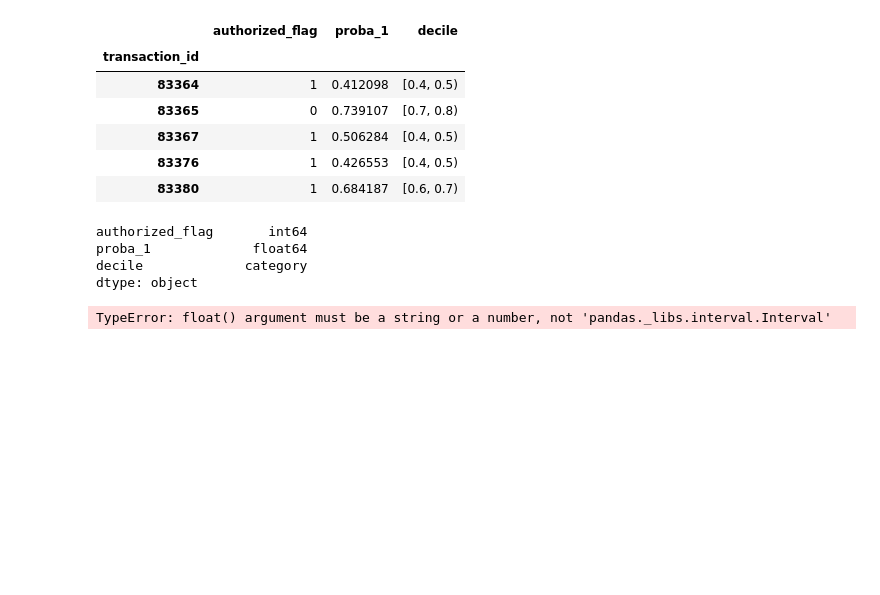
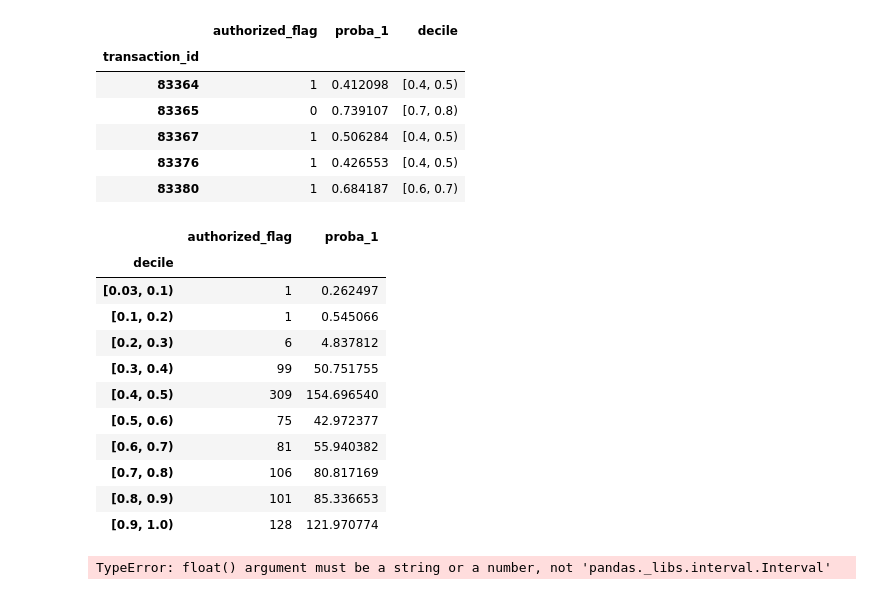
Before and after one commit to thomascayla/workshop, a Jupyter notebook: ipython_notebooks/notebook editor for compute_ofSVU3Pe.ipynb, the cells around one changed output. Drawn from its saved outputs; the diff is of its cells as text; code cells hidden in the pictures; blank space fills up the shorter version.

```diff
--- a/ipython_notebooks/notebook editor for compute_ofSVU3Pe.ipynb
+++ b/ipython_notebooks/notebook editor for compute_ofSVU3Pe.ipynb
@@ -35,13 +35,21 @@ See the caveats in the documentation: http://pandas.pydata.org/pandas-docs/stabl
 | 83367 | 1 | 0.506284 | [0.4, 0.5) |
 | 83376 | 1 | 0.426553 | [0.4, 0.5) |
 | 83380 | 1 | 0.684187 | [0.6, 0.7) |
-# %%
-df.dtypes
-# %% [output]
-authorized_flag       int64
-proba_1             float64
-decile             category
-dtype: object
+# %%
+df.groupby(by='decile').sum()
+# %% [output]
+|  | authorized_flag | proba_1 |
+| decile |  |  |
+| [0.03, 0.1) | 1 | 0.262497 |
+| [0.1, 0.2) | 1 | 0.545066 |
+| [0.2, 0.3) | 6 | 4.837812 |
+| [0.3, 0.4) | 99 | 50.751755 |
+| [0.4, 0.5) | 309 | 154.696540 |
+| [0.5, 0.6) | 75 | 42.972377 |
+| [0.6, 0.7) | 81 | 55.940382 |
+| [0.7, 0.8) | 106 | 80.817169 |
+| [0.8, 0.9) | 101 | 85.336653 |
+| [0.9, 1.0) | 128 | 121.970774 |
 # %%
 plt.plot(df.proba_1, df.decile)
 plt.show()
```
